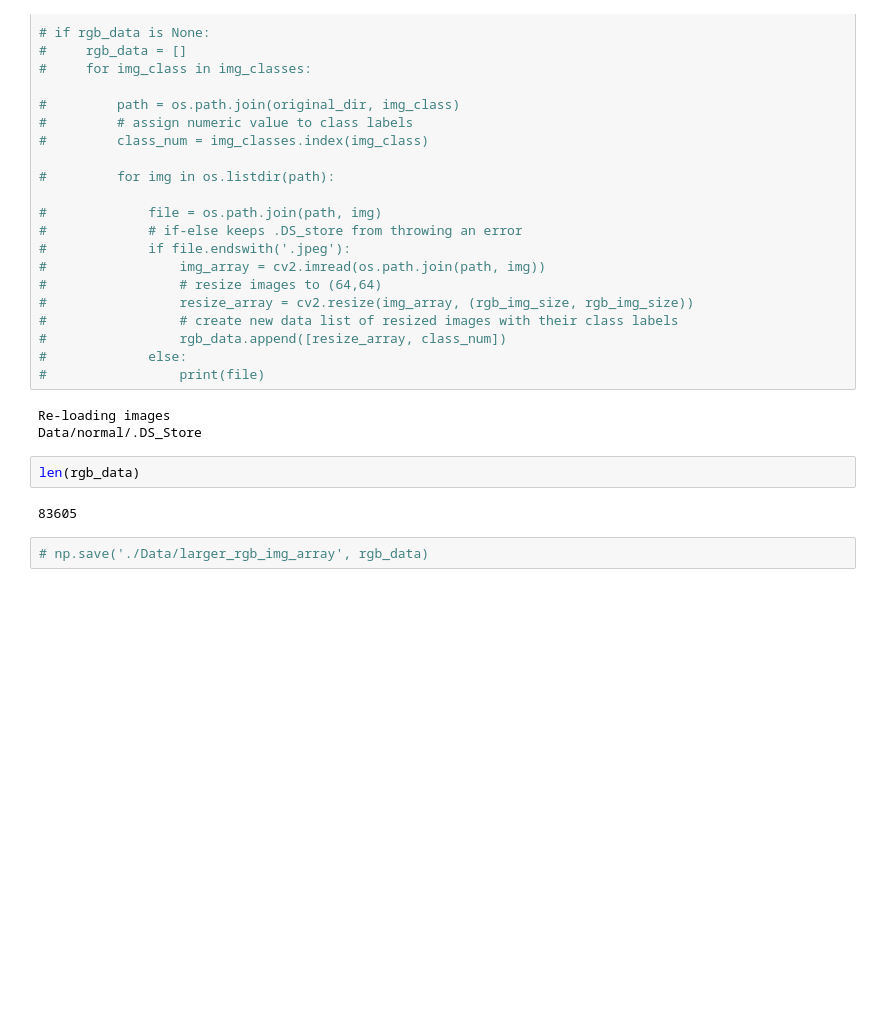
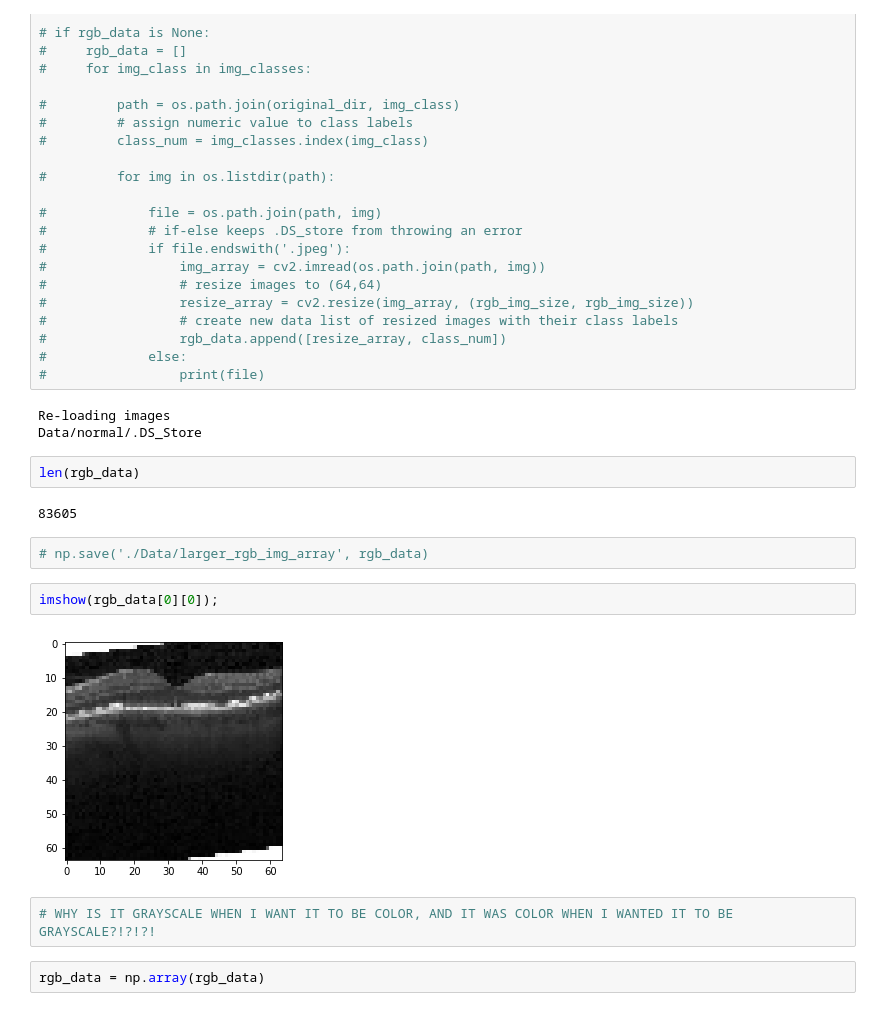
Before and after one commit to MagicMilly/conv-net-computer-vision, a Jupyter notebook: student.ipynb, the cells around one changed output. Saved outputs shown, nothing was run; the diff lists cells and outputs as text; blank space fills up the shorter version.

```diff
--- a/student.ipynb
+++ b/student.ipynb
@@ -370,3 +370,11 @@ len(rgb_data)
 83605
 # %%
 # np.save('./Data/larger_rgb_img_array', rgb_data)
+# %%
+imshow(rgb_data[0][0]);
+# %% [output]
+[figure, added]
+# %%
+# WHY IS IT GRAYSCALE WHEN I WANT IT TO BE COLOR, AND IT WAS COLOR WHEN I WANTED IT TO BE GRAYSCALE?!?!?!
+# %%
+rgb_data = np.array(rgb_data)
```
Also changed, not shown: parts of 14 cells of this notebook.
